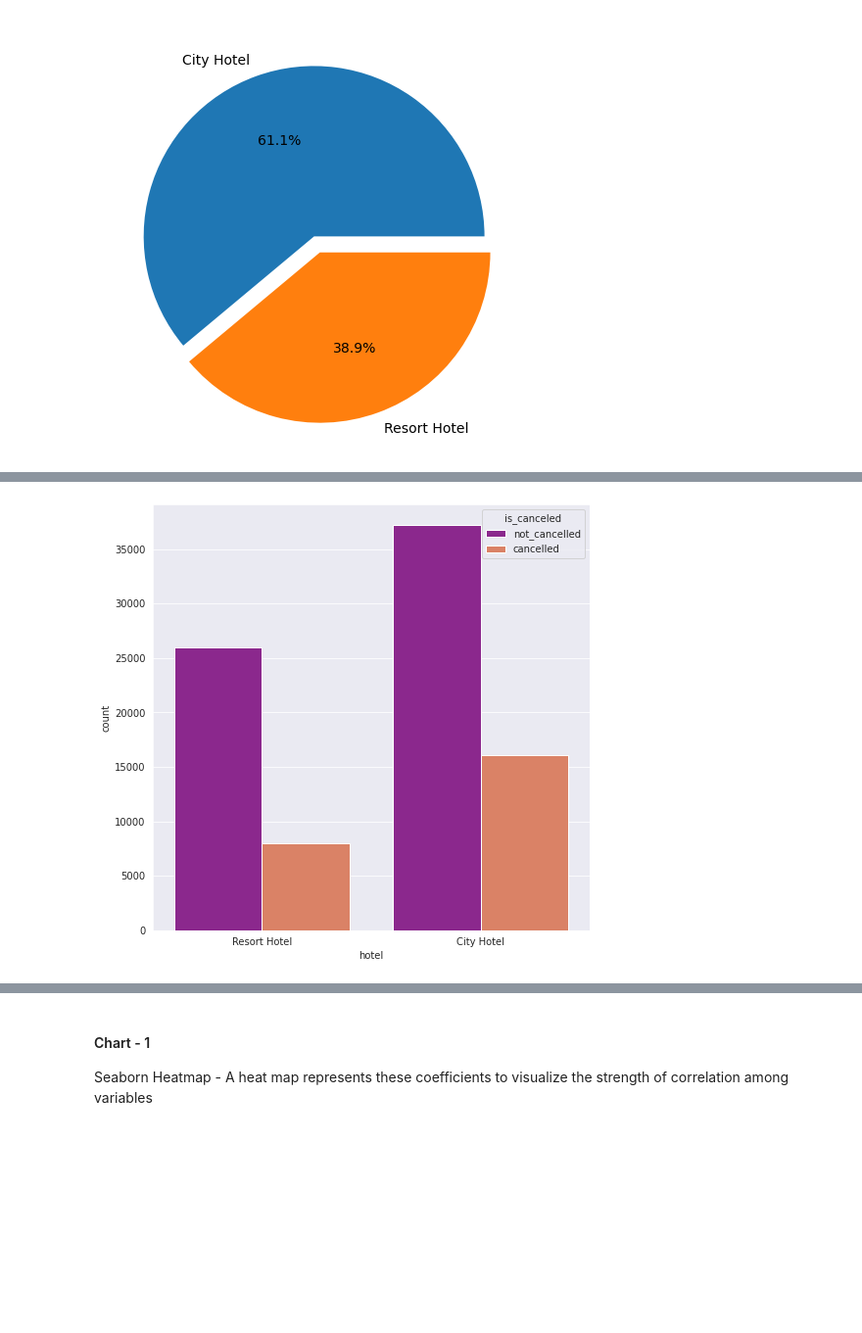
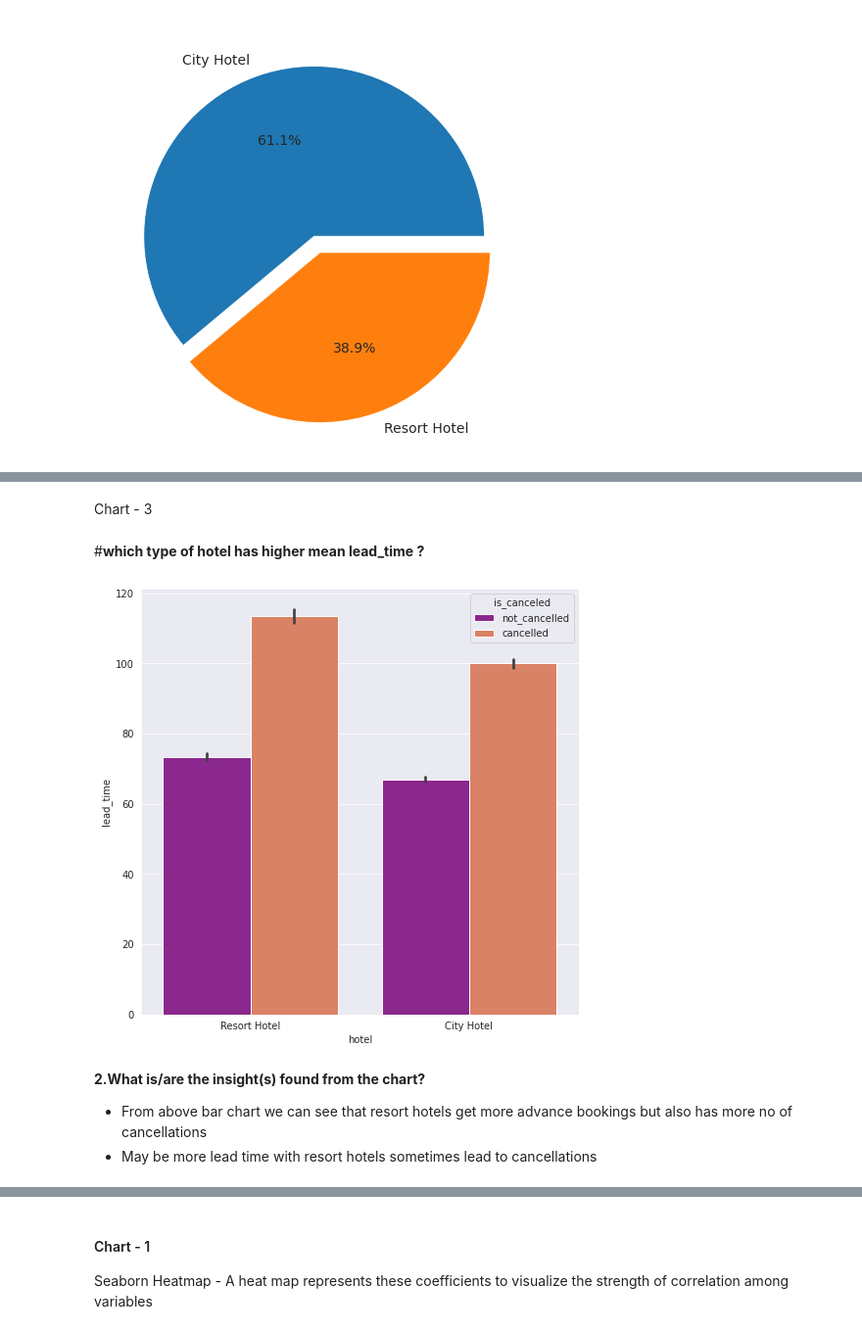
Before and after one commit to aswinijena3459/Hotel-Booking-analysis-EDA, a Jupyter notebook: Hotel_Bookings_Analysis.ipynb, the cells around one changed output, grey strips where cells are left out. Shown at 98% size. Saved outputs shown, nothing was run; the diff lists cells and outputs as text; code cells hidden in the pictures; blank space fills up the shorter version.

```diff
--- a/Hotel_Bookings_Analysis.ipynb
+++ b/Hotel_Bookings_Analysis.ipynb
@@ -31,7 +31,7 @@ plt.rcParams['figure.figsize'] = (10,7)
 %matplotlib inline
 import seaborn as sns
 import missingno as msno
-plt.rcParams['figure.figsize'] = 8,8
+plt.rcParams['figure.figsize'] = 12,8
 # import done to avoid warnings
 from warnings import filterwarnings
 # %% [markdown]
@@ -791,5 +791,6 @@ We will take data points outside range 0-14 numbers as ouliers and replace with
 # %%
 df1.loc[df1['total_stay'] >14,'total_stay'] = 14
+df1.loc[df1['total_stay'] <1,'total_stay'] = 1
 # %% [markdown]
 Still there are some features where outliers are present .We will do the outlier treatment of those features by analysing distplot, boxplot and summary statistics individually for every feature
 # %%
@@ -942,6 +988,13 @@ plt.show()
+# %% [markdown]
+Chart - 3
+# %% [markdown]
+#**which type of hotel has higher mean lead_time ?**
 # %%
-sns.set_style('darkgrid')  # set the background style of the plot
-sns.countplot(x ='hotel',hue='is_canceled', data = df1,palette ='plasma')
+sns.barplot(x ='hotel', y ='lead_time',hue='is_canceled',data = df1, palette ='plasma')  ####getting relationship between hotel, lead_time wrt is_canceled
 plt.show()
 # %% [output]
-[figure, old version]
+[figure, new version]
+# %% [markdown]
+**2.What is/are the insight(s) found from the chart?**
+- From above bar chart we can see that resort hotels get more advance bookings but also has more no of cancellations
+- May be more lead time with resort hotels sometimes lead to cancellations
```
Also changed, not shown: parts of 42 cells of this notebook.
